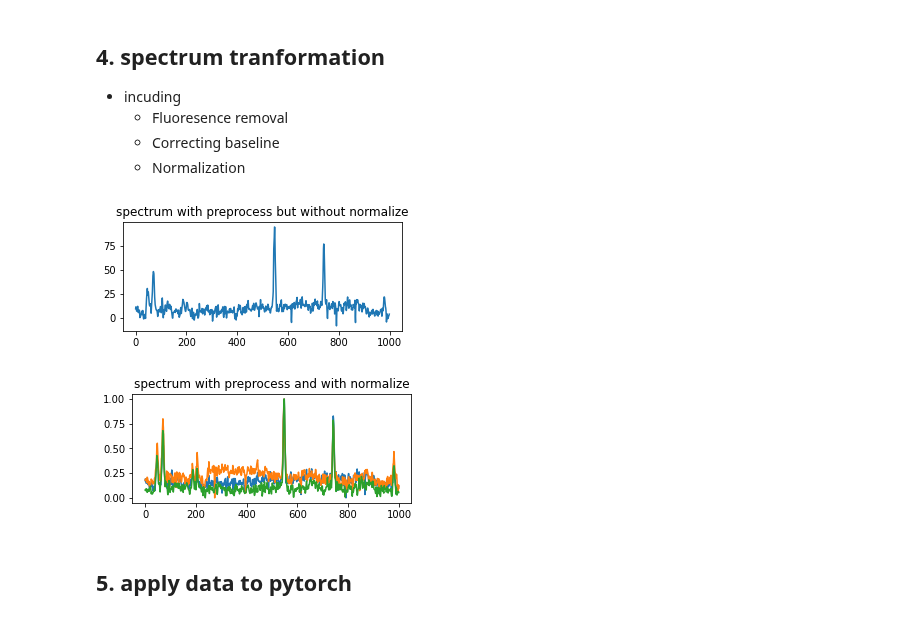
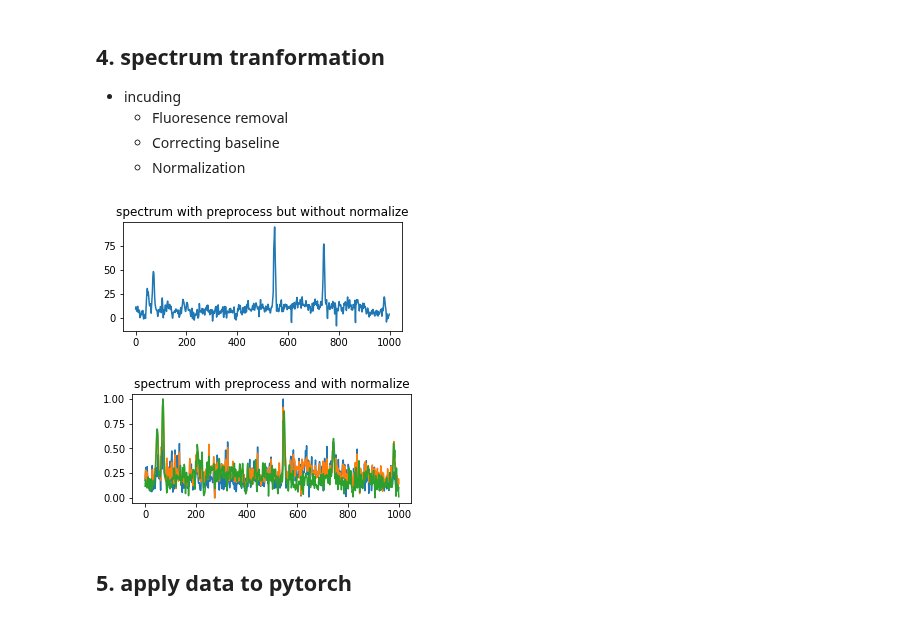
Before and after one commit to AtiChetsurakul/DataScienceAndMLProjects, a Jupyter notebook: Diabete_detection_withRamanSpec/model_fitting.ipynb, the cells around one changed output. Saved outputs shown, nothing was run; the diff lists cells and outputs as text; code cells hidden in the pictures.

```diff
--- a/Diabete_detection_withRamanSpec/model_fitting.ipynb
+++ b/Diabete_detection_withRamanSpec/model_fitting.ipynb
@@ -51,19 +51,19 @@ assert len(normalizer) == 4, 'Normalizer is not here'
 # %%
 # Check by plot
 plt.figure(figsize=(5,2))
 plt.plot(X_train_VR[0][0])
 plt.title('spectrum with preprocess but without normalize')
 plt.show()
 plt.figure(figsize=(5,2))
 plt.title('spectrum with preprocess and with normalize')
-plt.plot(X_train0_std[0])
-plt.plot(X_train0_std[7])
-plt.plot(X_train0_std[-1])
+plt.plot(X_train1_std[0])
+plt.plot(X_train1_std[7])
+plt.plot(X_train1_std[2])
 
 plt.show()
 # %% [output]
 [figure]
-[figure, old version]
+[figure, new version]
 # %% [markdown]
 ## 5. apply data to pytorch
 # %%
```
Also changed, not shown: parts of 4 cells of this notebook.
